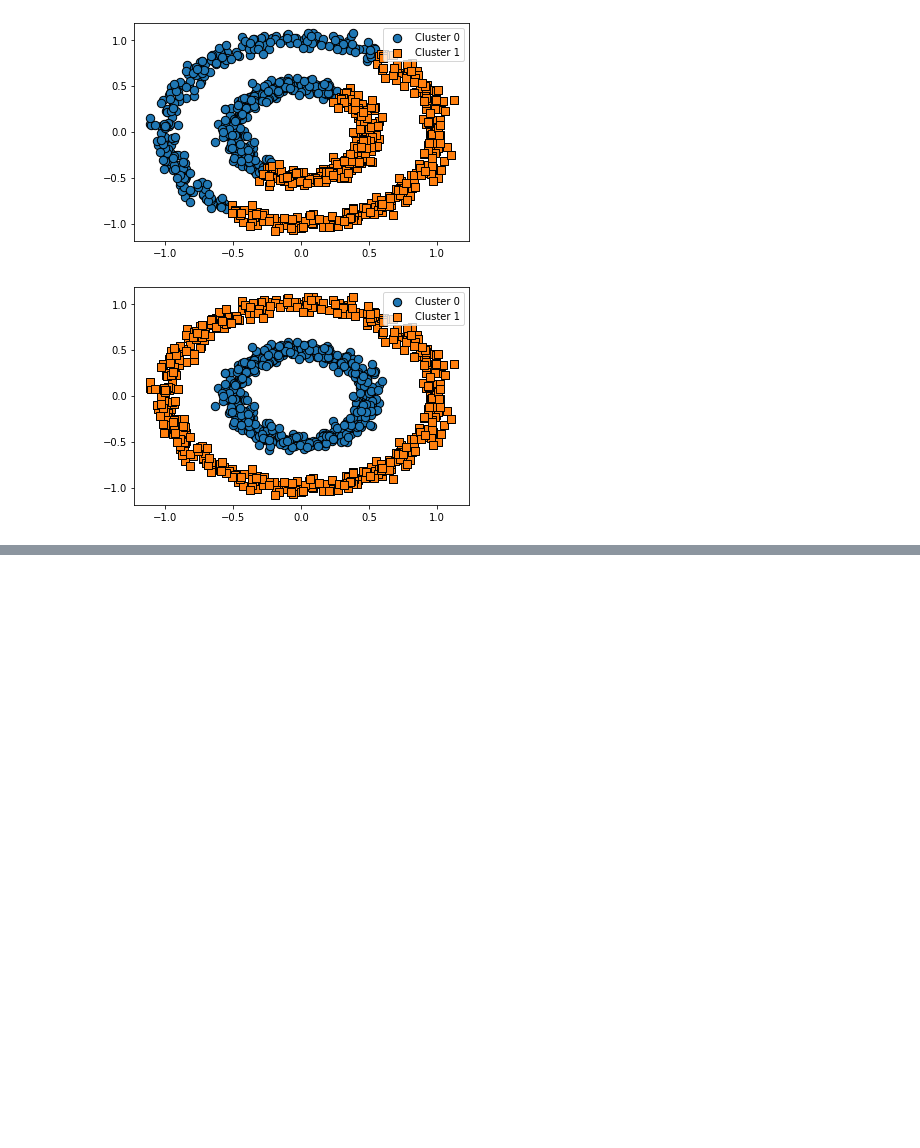
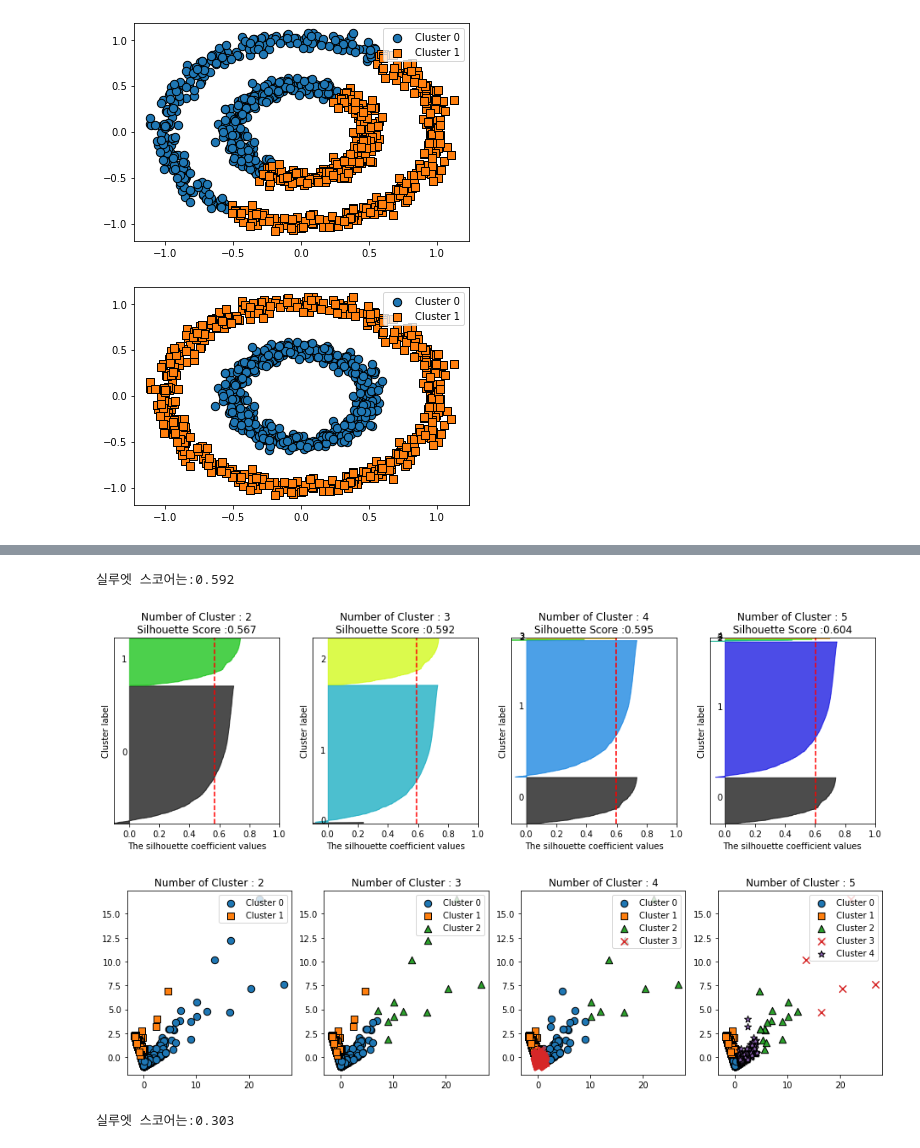
Before and after one commit to chacha715/ESA, a Jupyter notebook: 군집화.ipynb, the cells around one changed output, grey strips where cells are left out. Saved outputs shown, nothing was run; the diff lists cells and outputs as text; code cells hidden in the pictures; blank space fills up the shorter version.

```diff
--- a/군집화.ipynb
+++ b/군집화.ipynb
@@ -655,0 +822,17 @@ visualize_cluster_plot(dbscan, clusterDF, 'dbscan_cluster', iscenter=False)
+# %%
+#왜곡 정도가 매우 높은 데이터 세트에 K-Means 군집을 적용하면 중심의 개수를 증가시키더라도 변별력이 떨어지는 군집화가 수행됨
+#데이터 세이트를 StarndardScaler 로 평균과 표준편차를 재조정한 뒤 K-Means 수행
+from sklearn.preprocessing import StandardScaler
+from sklearn.cluster import KMeans
+from sklearn.metrics import silhouette_samples,silhouette_score
+
+X_features=cust_df[['Recency','Frequency','Monetary']].values
+X_features_scaled=StandardScaler().fit_transform(X_features)
+
+kmeans=KMeans(n_clusters=3,random_state=0)
+labels=kmeans.fit_predict(X_features_scaled)
+cust_df['cluster_label']=labels
+
+print('실루엣 스코어는:{0:.3f}'.format(silhouette_score(X_features_scaled,labels)))
+# %% [output]
+실루엣 스코어는:0.592
@@ -655,0 +891,48 @@ visualize_cluster_plot(dbscan, clusterDF, 'dbscan_cluster', iscenter=False)
+# %%
+def visualize_kmeans_plot_multi(cluster_lists, X_features):
+
+    from sklearn.cluster import KMeans
+    from sklearn.decomposition import PCA
+    import pandas as pd
+    import numpy as np
+
+    # plt.subplots()으로 리스트에 기재된 클러스터링 만큼의 sub figures를 가지는 axs 생성
+    n_cols = len(cluster_lists)
+    fig, axs = plt.subplots(figsize=(4*n_cols, 4), nrows=1, ncols=n_cols)
+
+    # 입력 데이터의 FEATURE가 여러개일 경우 2차원 데이터 시각화가 어려우므로 PCA 변환하여 2차원 시각화
+    pca = PCA(n_components=2)
+    pca_transformed = pca.fit_transform(X_features)
+    dataframe = pd.DataFrame(pca_transformed, columns=['PCA1','PCA2'])
+
+     # 리스트에 기재된 클러스터링 갯수들을 차례로 iteration 수행하면서 KMeans 클러스터링 수행하고 시각화
+    for ind, n_cluster in enumerate(cluster_lists):
+
+        # KMeans 클러스터링으로 클러스터링 결과를 dataframe에 저장.
+        clusterer = KMeans(n_clusters = n_cluster, max_iter=500, random_state=0)
+        cluster_labels = clusterer.fit_predict(pca_transformed)
+        dataframe['cluster']=cluster_labels
+
+        unique_labels = np.unique(clusterer.labels_)
+        markers=['o', 's', '^', 'x', '*']
+
+        # 클러스터링 결과값 별로 scatter plot 으로 시각화
+        for label in unique_labels:
+            label_df = dataframe[dataframe['cluster']==label]
+            if label == -1:
+                cluster_legend = 'Noise'
+            else :
+                cluster_legend = 'Cluster '+str(label)
+            axs[ind].scatter(x=label_df['PCA1'], y=label_df['PCA2'], s=70,\
+                        edgecolor='k', marker=markers[label], label=cluster_legend)
+
+        axs[ind].set_title('Number of Cluster : '+ str(n_cluster))
+        axs[ind].legend(loc='upper right')
+
+    plt.show()
+# %%
+visualize_silhouette([2,3,4,5],X_features_scaled)
+visualize_kmeans_plot_multi([2,3,4,5],X_features_scaled)
+# %% [output]
+[figure, added]
+[figure, added]
@@ -655,0 +952,9 @@ visualize_cluster_plot(dbscan, clusterDF, 'dbscan_cluster', iscenter=False)
+# %%
+kmeans=KMeans(n_clusters=3,random_state=0)
+labels=kmeans.fit_predict(X_features_scaled)
+
+cust_df['cluster_label']=labels
+
+print('실루엣 스코어는:{0:.3f}'.format(silhouette_score(X_features_scaled,labels)))
+# %% [output]
+실루엣 스코어는:0.303
```
Also changed, not shown: parts of 18 cells of this notebook.
